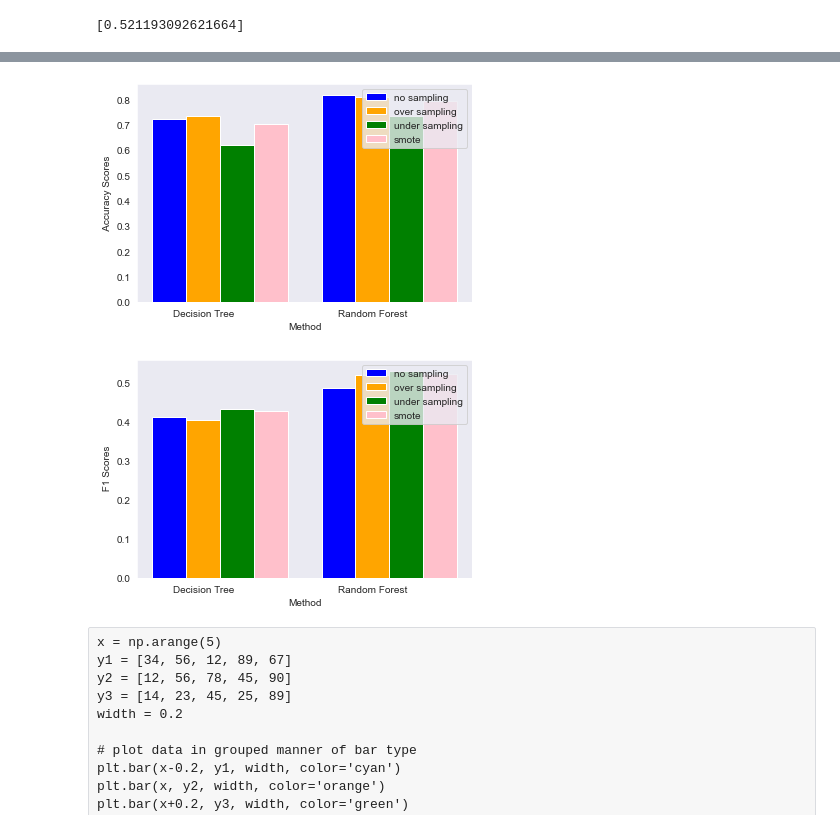
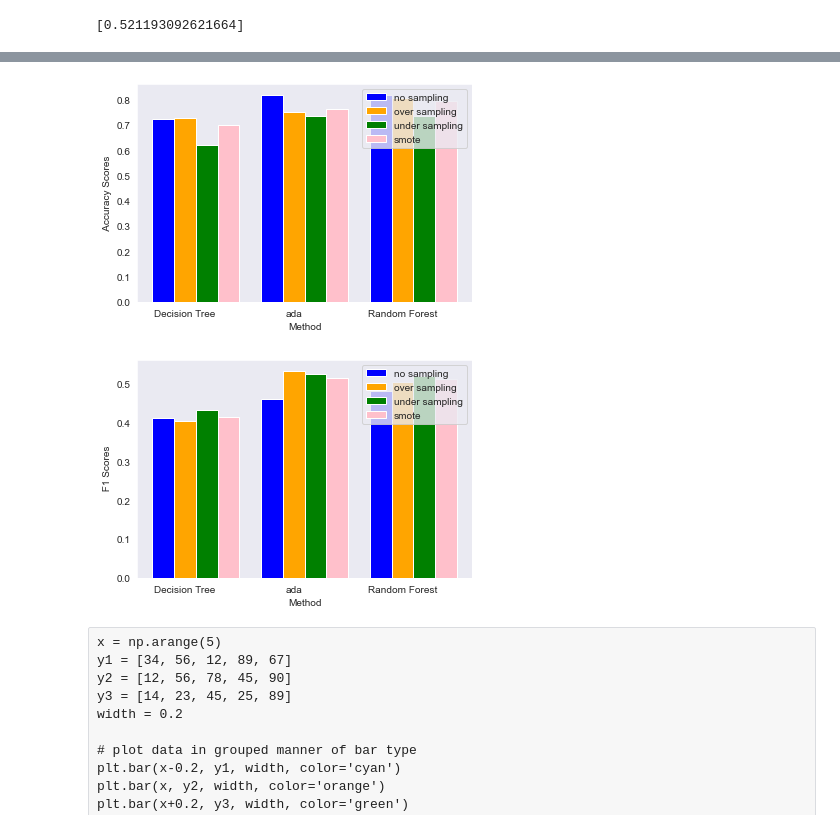
Before and after one commit to EMAT31530/ai-group-project-group-28, a Jupyter notebook: Random Forest Classifier.ipynb, the cells around one changed output, grey strips where cells are left out. Drawn from its saved outputs; the diff is of its cells as text; code cells hidden in the pictures.

```diff
--- a/Random Forest Classifier.ipynb
+++ b/Random Forest Classifier.ipynb
@@ -63,3 +87,13 @@ f1_no_sampling
+# %%
+#nosampling decsiion tree adaboost
+ada = AdaBoostClassifier(n_estimators=100,learning_rate=1)
+ada_nosamp=ada.fit(x_train,y_train)
+ada_nosamp_prediction=ada_nosamp.predict(x_test)
+ada_nosamp_accuracy=accuracy_score(ada_nosamp_prediction,y_test)
+ada_nosamp_f1=f1_score(ada_nosamp_prediction,y_test)
+ada_nosamp=[ada_nosamp_accuracy,ada_nosamp_f1]
+accuracy_no_sampling.append(ada_nosamp_accuracy)
+f1_no_sampling.append(ada_nosamp_f1)
 # %%
 #oversampling
 #now we make the decision tree with our new smaples
@@ -70,5 +104,14 @@ clf_oversamp_f1=f1_score(clf_oversamp_prediction,y_test)
 clf_oversamp=[oversamp_accuracy,oversamp_f1]
 accuracy_over_sampling.append(clf_oversamp_accuracy)
 f1_over_sampling.append(clf_oversamp_f1)
+# %%
+#oversampling ada
+ada_oversamp=ada.fit(x_ov,y_ov)
+ada_oversamp_prediction=ada_oversamp.predict(x_test)
+ada_oversamp_accuracy=accuracy_score(ada_oversamp_prediction,y_test)
+ada_oversamp_f1=f1_score(ada_oversamp_prediction,y_test)
+ada_oversamp=[ada_oversamp_accuracy,ada_oversamp_f1]
+accuracy_over_sampling.append(ada_oversamp_accuracy)
+f1_over_sampling.append(ada_oversamp_f1)
 # %%
 #undersampling
@@ -89,3 +125,12 @@ Testing target statistics: Counter({0.0: 3505, 1.0: 995})
+# %%
+#undersampling ada
+ada_undersamp=ada.fit(x_under,y_under)
+ada_undersamp_prediction=ada_undersamp.predict(x_test)
+ada_undersamp_accuracy=accuracy_score(ada_undersamp_prediction,y_test)
+ada_undersamp_f1=f1_score(ada_undersamp_prediction,y_test)
+ada_undersamp=[ada_undersamp_accuracy,ada_undersamp_f1]
+accuracy_under_sampling.append(ada_undersamp_accuracy)
+f1_under_sampling.append(ada_undersamp_f1)
 # %%
 #smote sampling
 oversample_smote = SMOTE()
@@ -96,6 +141,16 @@ clf_oversamp_smote_f1=f1_score(clf_oversamp_smote_prediction,y_test)
 clf_smote=[oversamp_smote_accuracy,oversamp_smote_f1]
 accuracy_smote_sampling.append(clf_oversamp_smote_accuracy)
 f1_smote_sampling.append(clf_oversamp_smote_f1)
+# %%
+#smote sampling ada
+oversample_smote = SMOTE()
+ada_oversamp_smote=ada.fit(x_smote,y_smote)
+ada_oversamp_smote_prediction=ada_oversamp_smote.predict(x_test)
+ada_oversamp_smote_accuracy=accuracy_score(ada_oversamp_smote_prediction,y_test)
+ada_oversamp_smote_f1=f1_score(ada_oversamp_smote_prediction,y_test)
+ada_smote=[ada_oversamp_smote_accuracy,ada_oversamp_smote_f1]
+accuracy_smote_sampling.append(ada_oversamp_smote_accuracy)
+f1_smote_sampling.append(ada_oversamp_smote_f1)
 # %%
 from sklearn.ensemble import RandomForestClassifier
 from sklearn import ensemble
@@ -201,27 +256,27 @@ print(f1_smote_sampling)
 # %%
-methods=['Decision Tree','Random Forest']
+methods=['Decision Tree','ada','Random Forest',]
 sampling=['no sampling','over sampling','under sampling','smote']
-x=np.arange(2)
+x=np.arange(3)
 width=0.2
 
 plt.bar(x-0.2, accuracy_no_sampling, width,color='blue')
 plt.bar(x, accuracy_over_sampling, width,color ='orange')
 plt.bar(x+0.2, accuracy_under_sampling,width,color='green')
 plt.bar(x+0.4, accuracy_smote_sampling, width,color='pink')
 # Add some text for labels, title and custom x-axis tick labels, etc.
 plt.ylabel(' Accuracy Scores')
 plt.xlabel('Method')
 ax.set_title('Scores by method and sampling')
 plt.xticks(x,methods)
 plt.legend(sampling)
 
 plt.show()
 # %% [output]
-[figure, old version]
+[figure, new version]
 # %%
-methods=['Decision Tree','Random Forest']
+methods=['Decision Tree','ada','Random Forest']
 sampling=['no sampling','over sampling','under sampling','smote']
-x=np.arange(2)
+x=np.arange(3)
 width=0.2
 
 plt.bar(x-0.2, f1_no_sampling, width,color='blue')
@@ -237,7 +292,7 @@ plt.legend(sampling)
 
 plt.show()
 # %% [output]
-[figure, old version]
+[figure, new version]
 # %% [raw]
 x = np.arange(5)
 y1 = [34, 56, 12, 89, 67]
```
Also changed, not shown: parts of 8 cells of this notebook.
